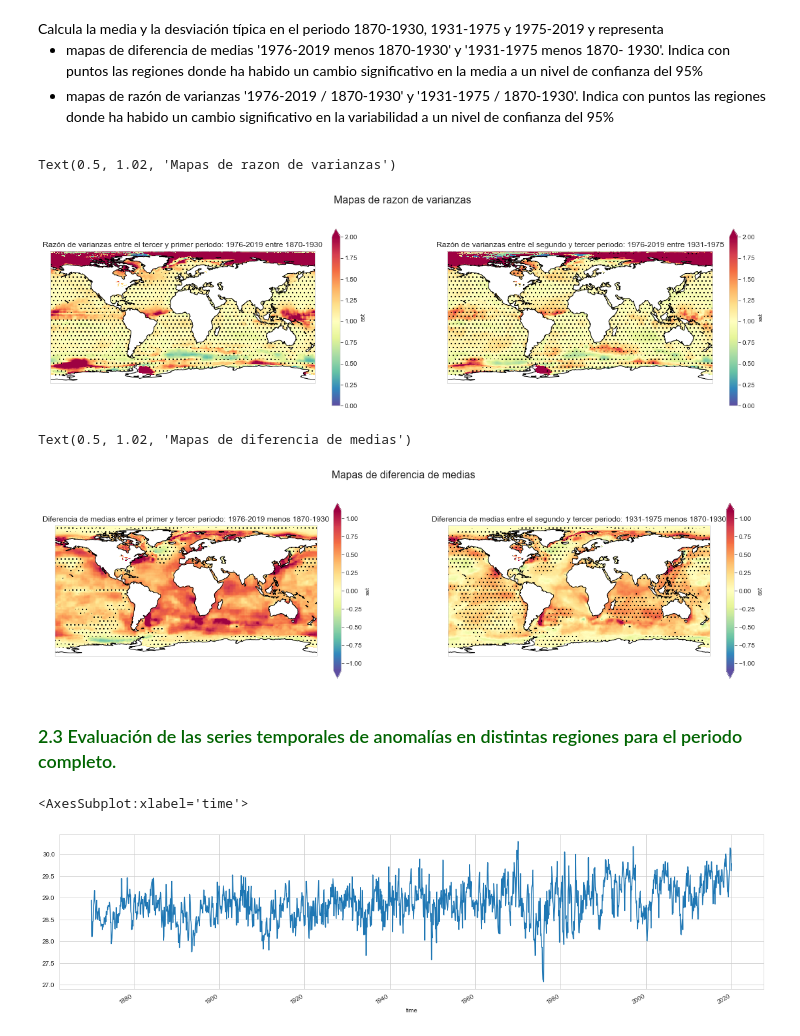
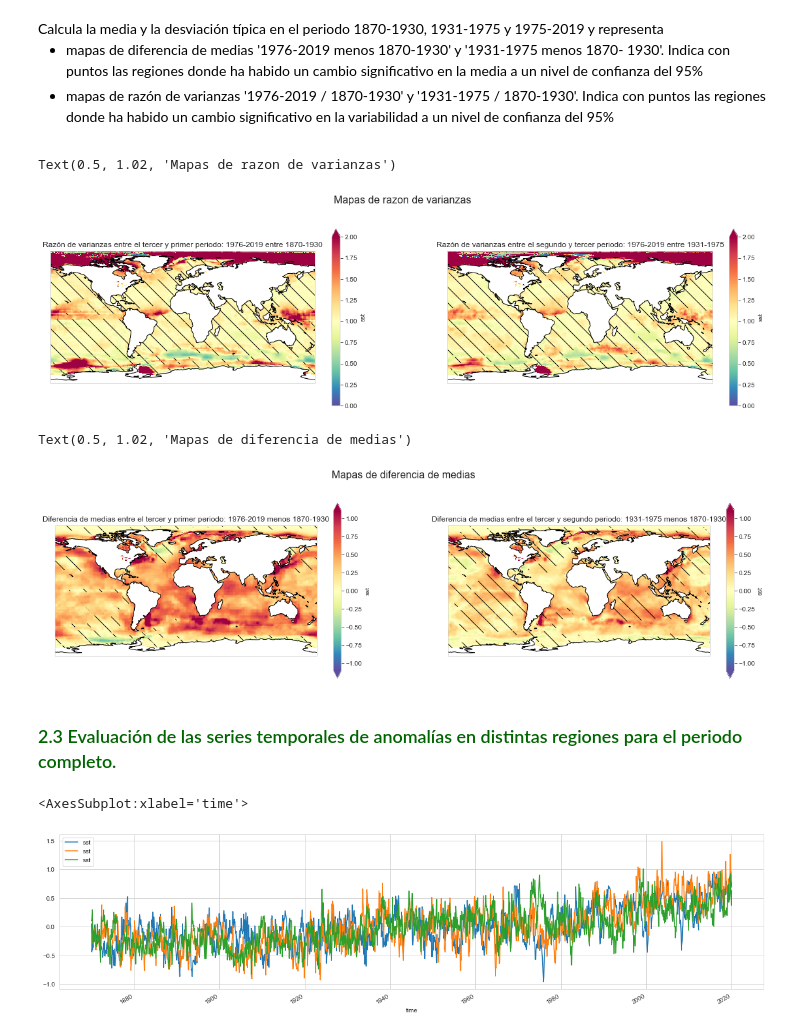
Before and after one commit to nagoremeabe/primera_practica_analisis, a Jupyter notebook: ejercicio_1.ipynb, the cells around one changed output. Drawn from its saved outputs; the diff is of its cells as text; code cells hidden in the pictures.

```diff
--- a/ejercicio_1.ipynb
+++ b/ejercicio_1.ipynb
@@ -881,7 +770,7 @@ var_1.plot.pcolormesh(
         add_colorbar=True
     )
 A.plot.contourf(ax = axes[0], levels = [False, True],
-                      hatches=[None, '..'],
+                      hatches=[None, '\\'],
                       extend ='both',colors='none',
                       add_colorbar=False)
 
@@ -894,7 +783,7 @@ var_2.plot.pcolormesh(
 
     )
 A2.plot.contourf(ax = axes[1], levels = [True, False],
-                      hatches=[None, '..'],
+                      hatches=[None, '\\'],
                       extend ='both', colors='none',
                       add_colorbar=False)
 # Add coastlines
@@ -915,7 +804,7 @@ axes[1].set_title("Razón de varianzas entre el segundo y tercer periodo: 1976-2
 fig.suptitle('Mapas de razon de varianzas', fontsize=16, y=1.02)
 # %% [output]
 Text(0.5, 1.02, 'Mapas de razon de varianzas')
-[figure, old version]
+[figure, new version]
 # %%
 # Lo de las medias con el código de belén
 A, mx   = testt(sample_3, sample_1, 0.05)
@@ -933,7 +822,7 @@ dif_1.plot.pcolormesh(
         add_colorbar=True
     )
 A.plot.contourf(ax = axes[0],  levels = [True, False],
-                      hatches=[None, '..'],
+                      hatches=[None, '\\'],
                       extend ='both',colors='none',
                       add_colorbar=False)
 
@@ -947,7 +836,7 @@ dif_2.plot.pcolormesh(
     )
 
 A2.plot.contourf(ax = axes[1],  levels = [True, False],
-                      hatches=[None, '..'],
+                      hatches=[None, '\\'],
                       extend ='both',colors='none',
                   add_colorbar=False)
 
@@ -963,12 +852,12 @@ axes[0].set_xlabel('Longitude')
 axes[1].set_xlabel('Longitude')
 
 # Poner titulos a las gráficas
-axes[0].set_title("Diferencia de medias entre el primer y tercer periodo: 1976-2019 menos 1870-1930")
-axes[1].set_title("Diferencia de medias entre el segundo y tercer periodo: 1931-1975 menos 1870-1930")
+axes[0].set_title("Diferencia de medias entre el tercer y primer periodo: 1976-2019 menos 1870-1930")
+axes[1].set_title("Diferencia de medias entre el tercer y segundo periodo: 1931-1975 menos 1870-1930")
 
 fig.suptitle('Mapas de diferencia de medias', fontsize=16, y=1.02)
 # %% [output]
 Text(0.5, 1.02, 'Mapas de diferencia de medias')
-[figure, old version]
+[figure, new version]
 # %% [markdown]
 ### <span style='color:darkgreen'>2.3 Evaluación de las series temporales de anomalías en distintas regiones para el periodo completo.</span>
@@ -975,31 +868,49 @@ Text(0.5, 1.02, 'Mapas de diferencia de medias')
 # %%
-ds_pacifico  = ds['sst'].sel(longitude = 170.9,latitude = 5,  method='nearest').to_dataframe()[['sst']]
-ds_atlantico = ds['sst'].sel(longitude = 70,latitude = 0,  method='nearest').to_dataframe()[['sst']]
-ds_indico    = ds['sst'].sel(longitude = 401.1 ,latitude = 30,  method='nearest').to_dataframe()[['sst']]
+ds_pacifico  = ds['sst'].sel(longitude = [170, 90], latitude = [-5, 5],    method='nearest').to_dataframe()[['sst']]
+ds_atlantico = ds['sst'].sel(longitude = [70, 0],   latitude = [0, 60],    method='nearest').to_dataframe()[['sst']]
+ds_indico    = ds['sst'].sel(longitude = [401, 10], latitude = [-30, 25],  method='nearest').to_dataframe()[['sst']]
+# %%
+# Hago media de todas las latitudes y longitudes
+ds_pacifico  = ds_pacifico.groupby('time').mean()
+ds_atlantico = ds_atlantico.groupby('time').mean()
+ds_indico    = ds_indico.groupby('time').mean()
 # %%
 # Creo la columna mes para que el group by sea más sencillo
 ds_pacifico['month']  = pd.DatetimeIndex(ds_pacifico.index).month
 ds_atlantico['month'] = pd.DatetimeIndex(ds_atlantico.index).month
 ds_indico['month']    = pd.DatetimeIndex(ds_indico.index).month
 # %%
-pacifico_mensual = ds_pacifico.groupby('month').mean() -   ds_pacifico.mean()['sst']
-atlantico_mensual = ds_atlantico.groupby('month').mean() - ds_atlantico.mean()['sst']
-indico_mensual = ds_indico.groupby('month').mean() -       ds_indico.mean()['sst']
+pacifico_mensual  = ds_pacifico.groupby('month').mean()
+atlantico_mensual = ds_atlantico.groupby('month').mean()
+indico_mensual    = ds_indico.groupby('month').mean()
 # %%
 # Calculo la media mensual de cada año
-ds_pacifico_anualmean = ds_pacifico.resample('M').mean()
+ds_pacifico_anualmean  = ds_pacifico.resample('M').mean()
+ds_atlantico_anualmean = ds_atlantico.resample('M').mean()
+ds_indico_anualmean    = ds_indico.resample('M').mean()
+
+ds_pacifico_var  = ds_pacifico.groupby('month').std()
+ds_atlantico_var = ds_atlantico.groupby('month').std()
+ds_indico_var    = ds_indico.groupby('month').std()
 
 # Creo una lista vacia
 ls=[]
+ls1=[]
+ls2=[]
+
 for i in range(1,13):
     # Para cada año añada a la lista vacía la resta de las medias del mes - la media de todos los meses
-    ls.append(ds_pacifico_anualmean[ds_pacifico_anualmean['month'] == i]['sst'] - float(pacifico_mensual[pacifico_mensual.index==i]['sst']))
+    ls.append(ds_pacifico_anualmean[ds_pacifico_anualmean['month'] == i]['sst']    - float(pacifico_mensual[pacifico_mensual.index==i]['sst']))
+    ls1.append(ds_atlantico_anualmean[ds_atlantico_anualmean['month'] == i]['sst'] - float(atlantico_mensual[atlantico_mensual.index==i]['sst']))
+    ls2.append(ds_indico_anualmean[ds_indico_anualmean['month'] == i]['sst']       - float(indico_mensual[indico_mensual.index==i]['sst']))
 
 # Así tengo todos los datos en el mismo pd.Saries
-final_anomalies = pd.concat(ls,axis=0)
+final_anomalies  = pd.concat(ls,axis=0)
+final_anomalies1 = pd.concat(ls1,axis=0)
+final_anomalies2 = pd.concat(ls2,axis=0)
 # %%
-# Hago un plot cutrisimo
-pd.concat(ls,axis=0).plot(figsize = (20,5))
+# cutre plot
+pd.concat([final_anomalies, final_anomalies1, final_anomalies2], axis=1).plot(figsize=(20,5))
 # %% [output]
 <AxesSubplot:xlabel='time'>
-[figure, old version]
+[figure, new version]
```
Also changed, not shown: parts of 13 cells of this notebook.
